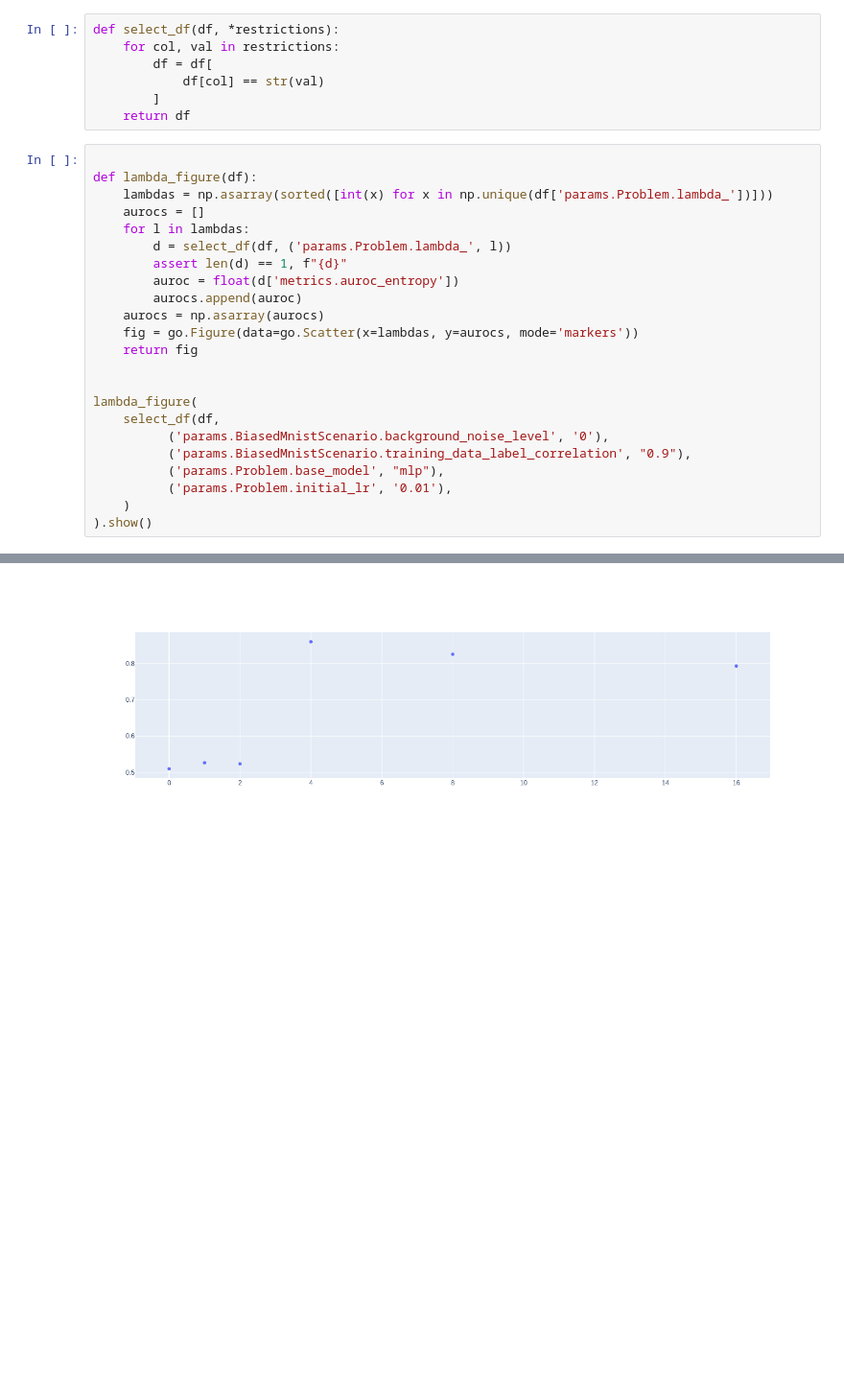
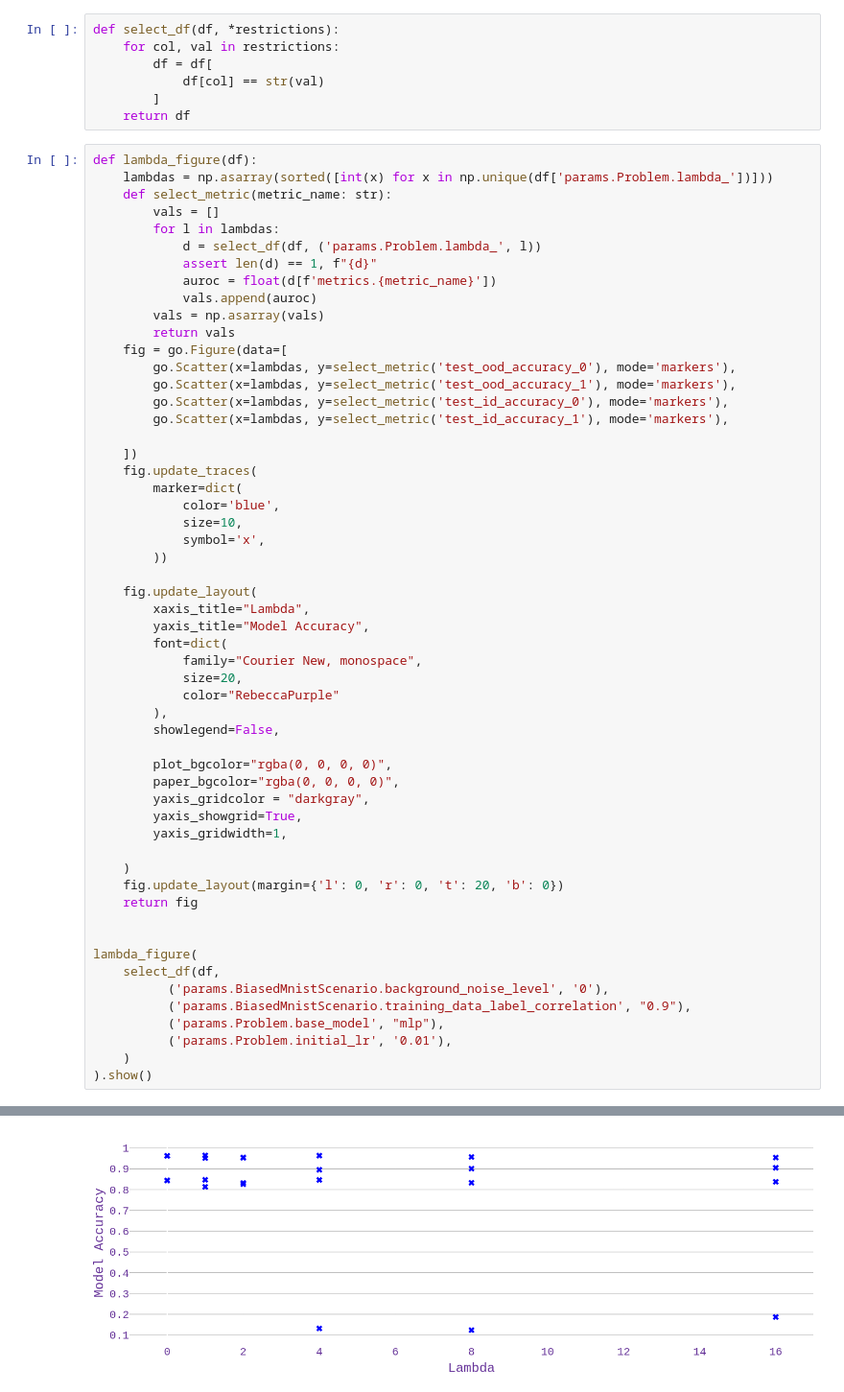
Before and after one commit to ericpts/hsic, a Jupyter notebook: AUROC.ipynb, the cells around one changed output, grey strips where cells are left out. Shown at 96% size. Drawn from its saved outputs; the diff is of its cells as text; blank space fills up the shorter version.

```diff
--- a/AUROC.ipynb
+++ b/AUROC.ipynb
@@ -60,17 +60,49 @@ def select_df(df, *restrictions):
         ]
     return df
 # %%
-
 def lambda_figure(df):
     lambdas = np.asarray(sorted([int(x) for x in np.unique(df['params.Problem.lambda_'])]))
-    aurocs = []
-    for l in lambdas:
-        d = select_df(df, ('params.Problem.lambda_', l))
-        assert len(d) == 1, f"{d}"
-        auroc = float(d['metrics.auroc_entropy'])
-        aurocs.append(auroc)
-    aurocs = np.asarray(aurocs)
-    fig = go.Figure(data=go.Scatter(x=lambdas, y=aurocs, mode='markers'))
+    def select_metric(metric_name: str):
+        vals = []
+        for l in lambdas:
+            d = select_df(df, ('params.Problem.lambda_', l))
+            assert len(d) == 1, f"{d}"
+            auroc = float(d[f'metrics.{metric_name}'])
+            vals.append(auroc)
+        vals = np.asarray(vals)
+        return vals
+    fig = go.Figure(data=[
+        go.Scatter(x=lambdas, y=select_metric('test_ood_accuracy_0'), mode='markers'),
+        go.Scatter(x=lambdas, y=select_metric('test_ood_accuracy_1'), mode='markers'),
+        go.Scatter(x=lambdas, y=select_metric('test_id_accuracy_0'), mode='markers'),
+        go.Scatter(x=lambdas, y=select_metric('test_id_accuracy_1'), mode='markers'),
+
+    ])
+    fig.update_traces(
+        marker=dict(
+            color='blue',
+            size=10,
+            symbol='x',
+        ))
+
+    fig.update_layout(
+        xaxis_title="Lambda",
+        yaxis_title="Model Accuracy",
+        font=dict(
+            family="Courier New, monospace",
+            size=20,
+            color="RebeccaPurple"
+        ),
+        showlegend=False,
+
+        plot_bgcolor="rgba(0, 0, 0, 0)",
+        paper_bgcolor="rgba(0, 0, 0, 0)",
+        yaxis_gridcolor = "darkgray",
+        yaxis_showgrid=True,
+        yaxis_gridwidth=1,
+
+    )
+    fig.update_layout(margin={'l': 0, 'r': 0, 't': 20, 'b': 0})
     return fig
 
 
@@ -87 +118 @@ lambda_figure(
-[figure, old version]
+[figure, new version]
```
Also changed, not shown: parts of 1 cell of this notebook, 2 other files.
